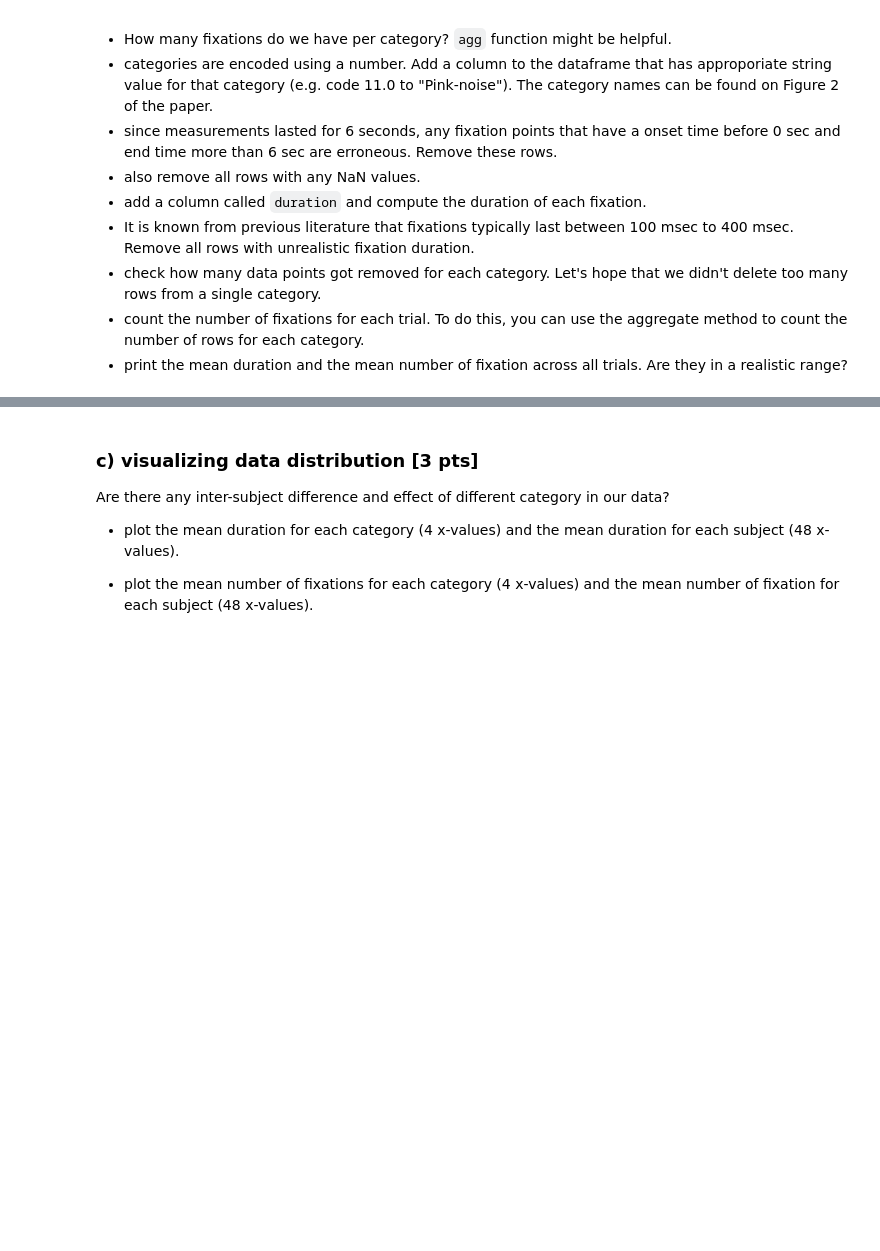
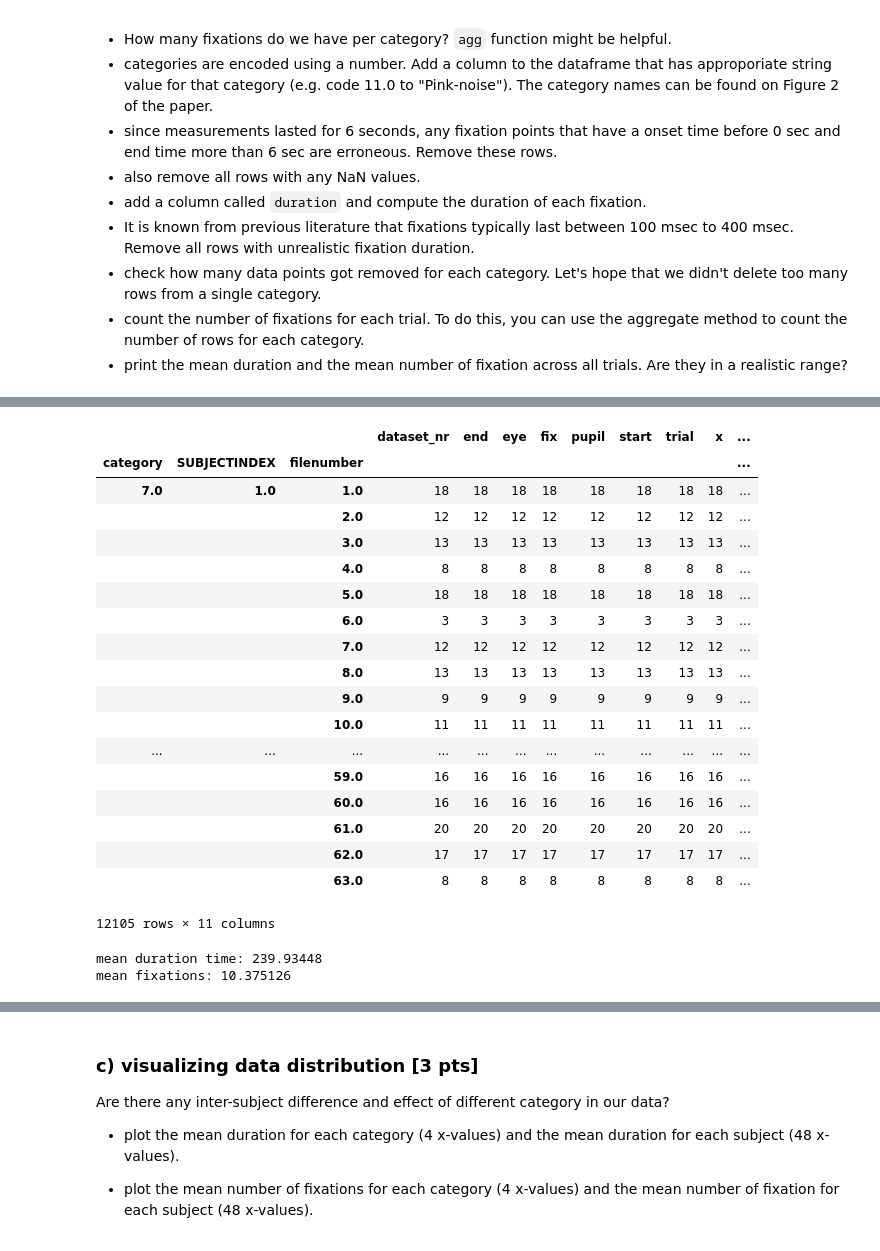
Before and after one commit to NBP-ACC/week-7-acc_5, a Jupyter notebook: Sheet05.ipynb, the cells around one changed output, grey strips where cells are left out. Drawn from its saved outputs; the diff is of its cells as text; code cells hidden in the pictures; blank space fills up the shorter version.

```diff
--- a/Sheet05.ipynb
+++ b/Sheet05.ipynb
@@ -98,0 +100,19 @@ df['duration']
+# %%
+categories = {7:'Natural', 8:'Urban', 10:'Fractals', 11:'Pink-noise'}
+df['categoryname'] = df['category'].map(categories)
+
+# remove rows that have incorrect start or time value
+df = df[(df['start'] > 0) & (df['start'] < 6000)]
+# remove NAN rows
+df = df.dropna()
+# add duration column
+df['duration'] = df["end"] - df["start"]
+
+df_cleaned = df[(df["duration"] > 100) & (df["duration"] < 400)]
+
+new_count = df_cleaned.groupby("category").agg({'category': 'count'})
+
+# for all categories
+cats = [7.0, 8.0, 10.0, 11.0]
+print("deleted rows:")
+[print(x, df_category_count['category'][x] - new_count['category'][x]) for x in cats]
@@ -98,0 +137,32 @@ df['duration']
+# %%
+#TODO: count nr of fixations for each trial
+# groupby subject index, file nr and category!!!
+count_trial = df_cleaned.groupby(['category', 'SUBJECTINDEX', 'filenumber'])
+count_trial.agg("count")
+# %% [output]
+|  |  |  | dataset_nr | end | eye | fix | pupil | start | trial | x | ... |
+| category | SUBJECTINDEX | filenumber |  |  |  |  |  |  |  |  | ... |
+| 7.0 | 1.0 | 1.0 | 18 | 18 | 18 | 18 | 18 | 18 | 18 | 18 | ... |
+|  |  | 2.0 | 12 | 12 | 12 | 12 | 12 | 12 | 12 | 12 | ... |
+|  |  | 3.0 | 13 | 13 | 13 | 13 | 13 | 13 | 13 | 13 | ... |
+|  |  | 4.0 | 8 | 8 | 8 | 8 | 8 | 8 | 8 | 8 | ... |
+|  |  | 5.0 | 18 | 18 | 18 | 18 | 18 | 18 | 18 | 18 | ... |
+|  |  | 6.0 | 3 | 3 | 3 | 3 | 3 | 3 | 3 | 3 | ... |
+|  |  | 7.0 | 12 | 12 | 12 | 12 | 12 | 12 | 12 | 12 | ... |
+|  |  | 8.0 | 13 | 13 | 13 | 13 | 13 | 13 | 13 | 13 | ... |
+|  |  | 9.0 | 9 | 9 | 9 | 9 | 9 | 9 | 9 | 9 | ... |
+|  |  | 10.0 | 11 | 11 | 11 | 11 | 11 | 11 | 11 | 11 | ... |
+| ... | ... | ... | ... | ... | ... | ... | ... | ... | ... | ... | ... |
+|  |  | 59.0 | 16 | 16 | 16 | 16 | 16 | 16 | 16 | 16 | ... |
+|  |  | 60.0 | 16 | 16 | 16 | 16 | 16 | 16 | 16 | 16 | ... |
+|  |  | 61.0 | 20 | 20 | 20 | 20 | 20 | 20 | 20 | 20 | ... |
+|  |  | 62.0 | 17 | 17 | 17 | 17 | 17 | 17 | 17 | 17 | ... |
+|  |  | 63.0 | 8 | 8 | 8 | 8 | 8 | 8 | 8 | 8 | ... |
+12105 rows × 11 columns
+# %%
+# the mean of the duration time
+print("mean duration time:", df_cleaned["duration"].mean())
+print("mean fixations:", df_cleaned["fix"].mean())
+# %% [output]
+mean duration time: 239.93448
+mean fixations: 10.375126
```
Also changed, not shown: parts of 8 cells of this notebook.
